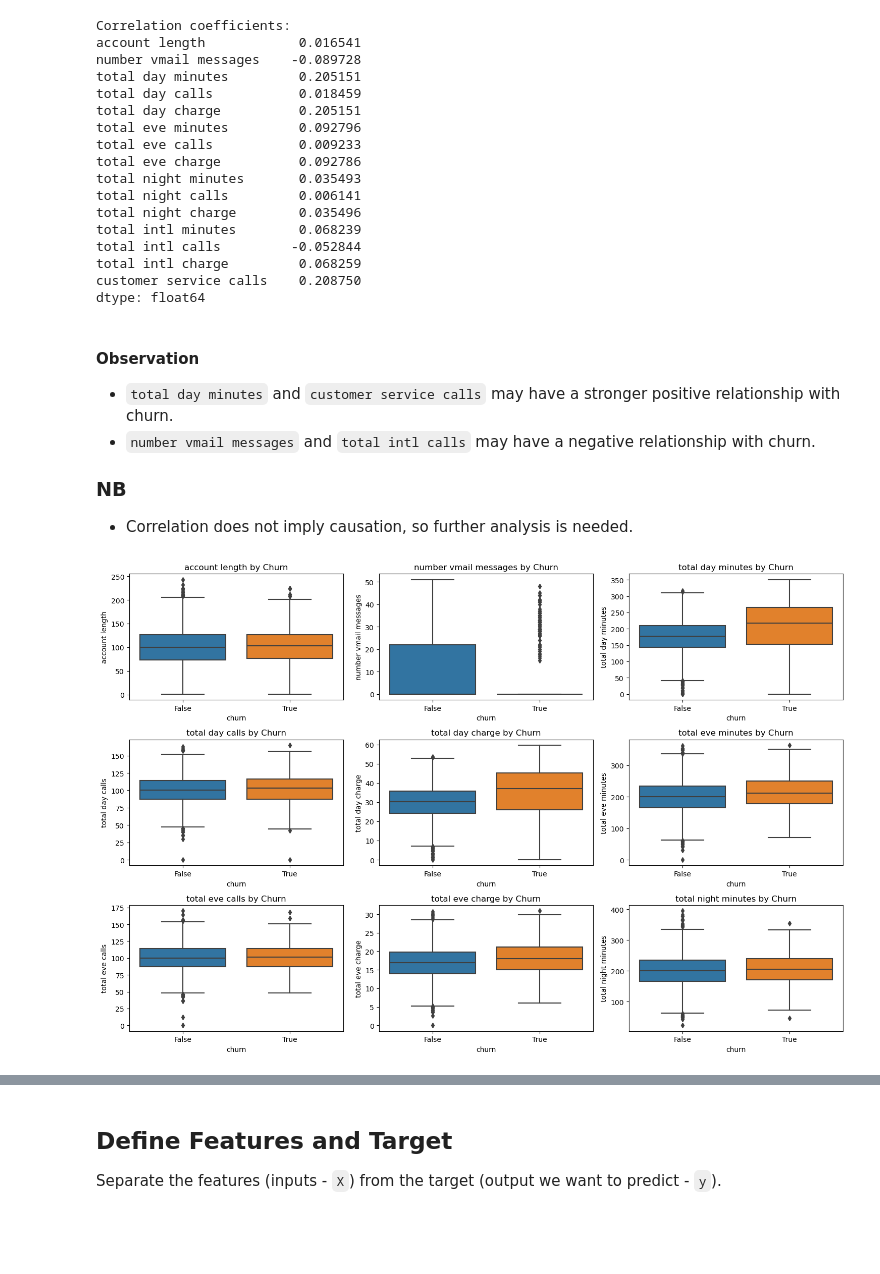
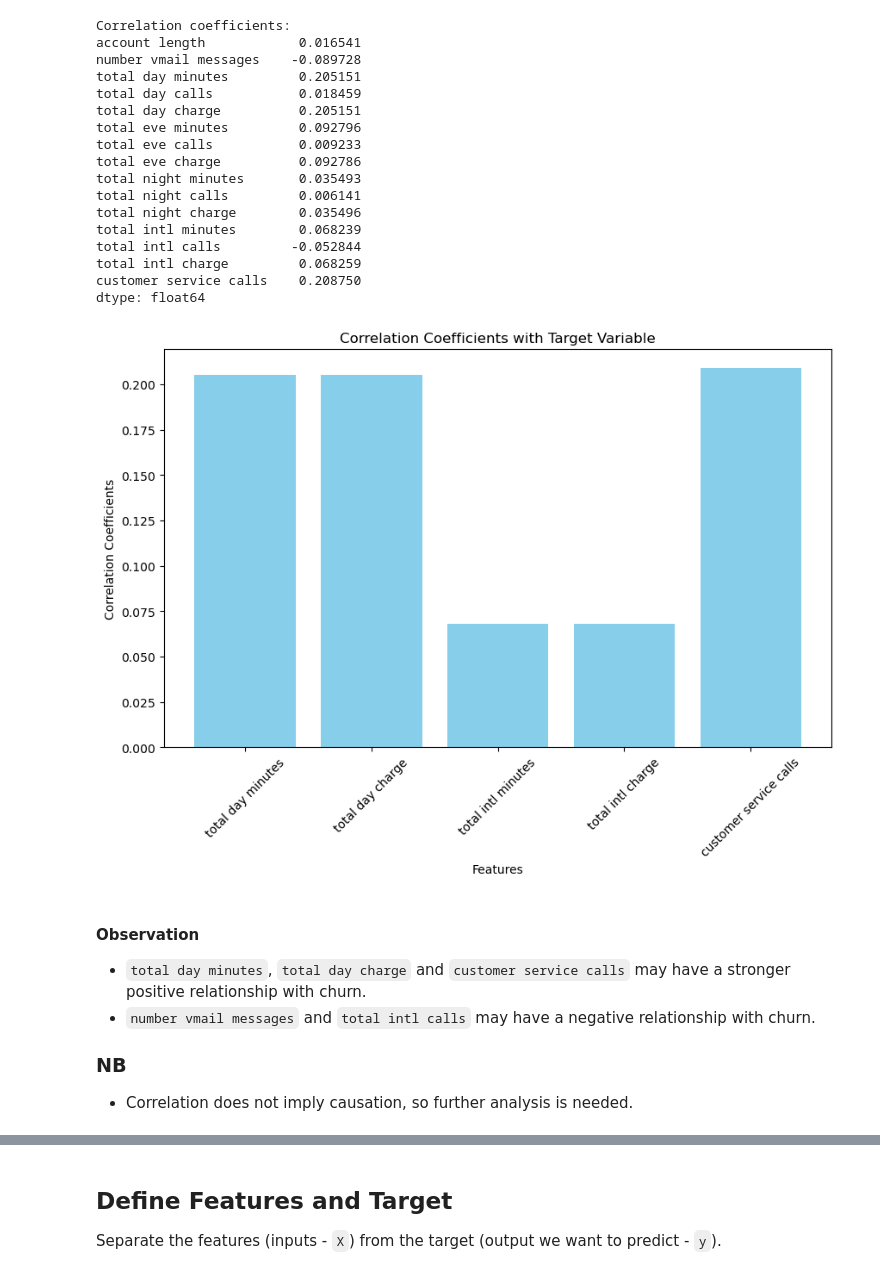
Before and after one commit to Abuz254/glowing-octo-computing-machine, a Jupyter notebook: telcom.ipynb, the cells around one changed output, grey strips where cells are left out. Cells and saved outputs as stored; diff of their text form; code cells hidden in the pictures; blank space fills up the shorter version.

```diff
--- a/telcom.ipynb
+++ b/telcom.ipynb
@@ -399,21 +470,25 @@ total intl calls         -0.052844
 total intl charge         0.068259
 customer service calls    0.208750
 dtype: float64
+# %%
+# Extract the five features and their correlation coefficients
+features = ['total day minutes', 'total day charge', 'total intl minutes', 'total intl charge', 'customer service calls']
+correlation_coefficients = [0.205151, 0.205151, 0.068239, 0.068259, 0.208750]
+
+# Create a bar plot
+plt.figure(figsize=(10, 6))
+plt.bar(features, correlation_coefficients, color='skyblue')
+plt.xlabel('Features')
+plt.ylabel('Correlation Coefficients')
+plt.title('Correlation Coefficients with Target Variable')
+plt.xticks(rotation=45)
+plt.show()
+# %% [output]
+[figure, added]
 # %% [markdown]
 #### Observation
-- `total day minutes` and `customer service calls` may have a stronger positive relationship with churn.
+- `total day minutes`, `total day charge` and `customer service calls` may have a stronger positive relationship with churn.
 - `number vmail messages` and `total intl calls` may have a negative relationship with churn.
 
 ### NB
 - Correlation does not imply causation, so further analysis is needed.
-# %%
-# Box plots for numerical variables against the target
-plt.figure(figsize=(15, 10))
-for i, col in enumerate(num_features[:9], 1):
-    plt.subplot(3, 3, i)
-    sns.boxplot(x='churn', y=col, data=df)
-    plt.title(f'{col} by Churn')
-plt.tight_layout()
-plt.show()
-# %% [output]
-[figure, removed]
```
Also changed, not shown: parts of 73 cells of this notebook.
